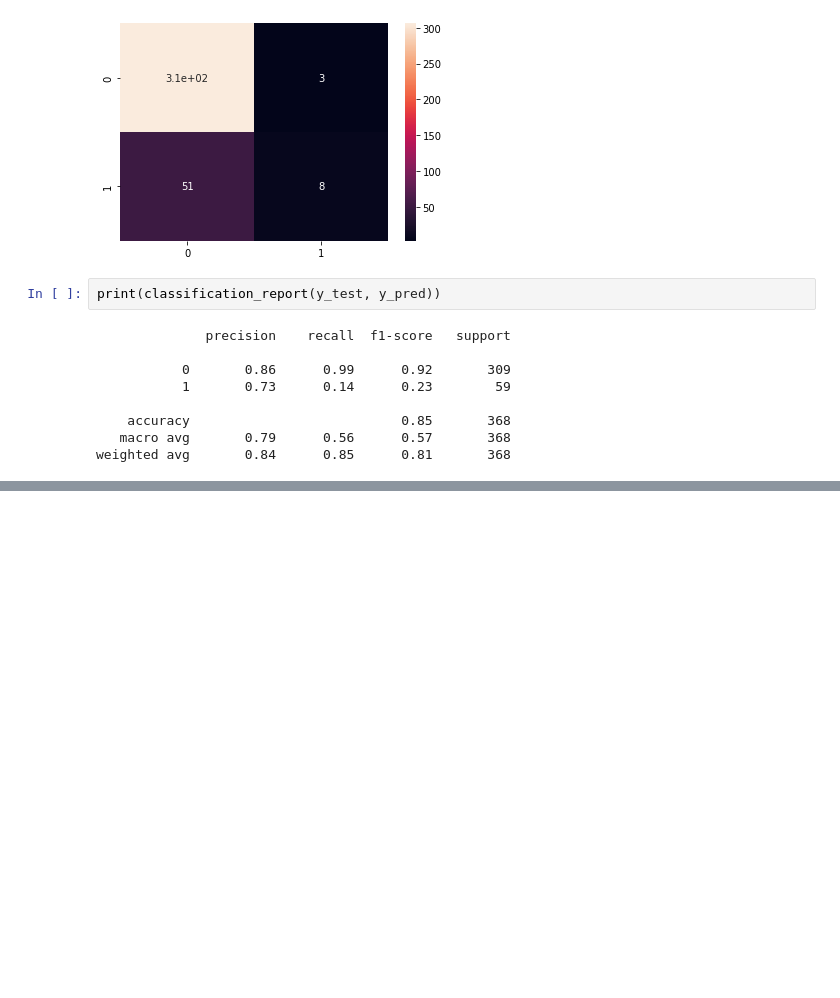
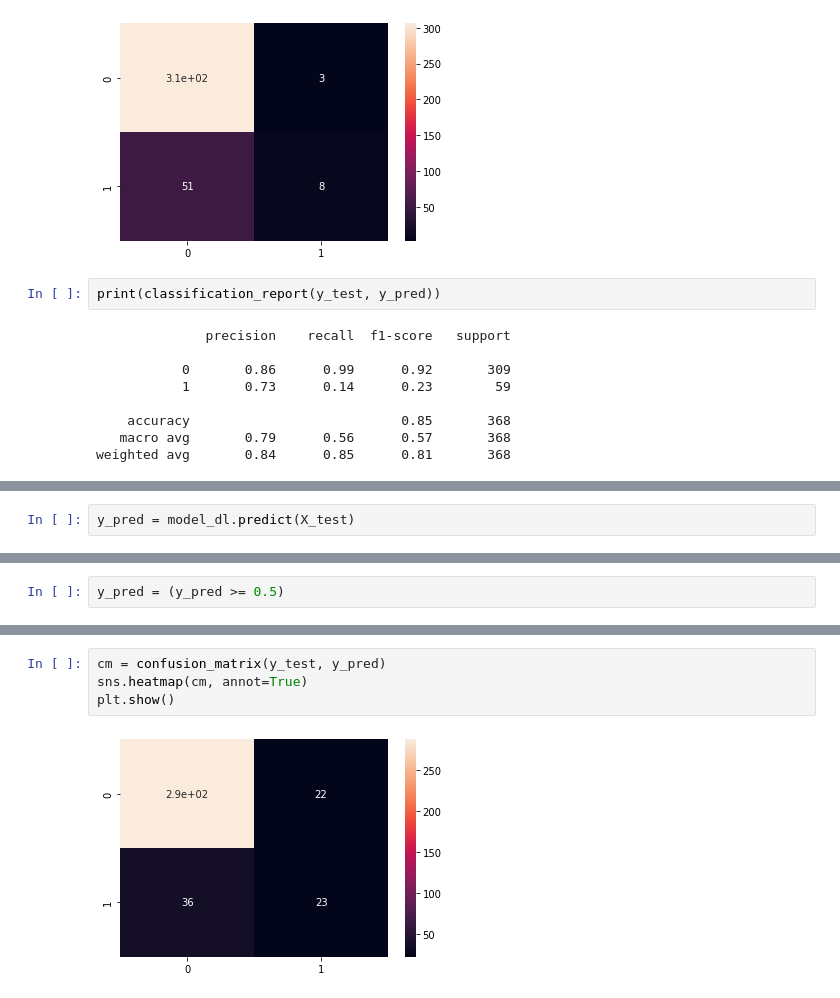
Before and after one commit to FaustinoAndres/HR_department, a Jupyter notebook: hr_department_notebook.ipynb, the cells around one changed output, grey strips where cells are left out. Cells and saved outputs as stored; diff of their text form; blank space fills up the shorter version.

```diff
--- a/hr_department_notebook.ipynb
+++ b/hr_department_notebook.ipynb
@@ -537,0 +593,2 @@ weighted avg       0.84      0.85      0.81       368
+# %%
+y_pred = model_dl.predict(X_test)
@@ -537,0 +615,2 @@ weighted avg       0.84      0.85      0.81       368
+# %%
+y_pred = (y_pred >= 0.5)
@@ -537,0 +659,6 @@ weighted avg       0.84      0.85      0.81       368
+# %%
+cm = confusion_matrix(y_test, y_pred)
+sns.heatmap(cm, annot=True)
+plt.show()
+# %% [output]
+[figure, added]
```
Also changed, not shown: parts of 15 cells of this notebook.
